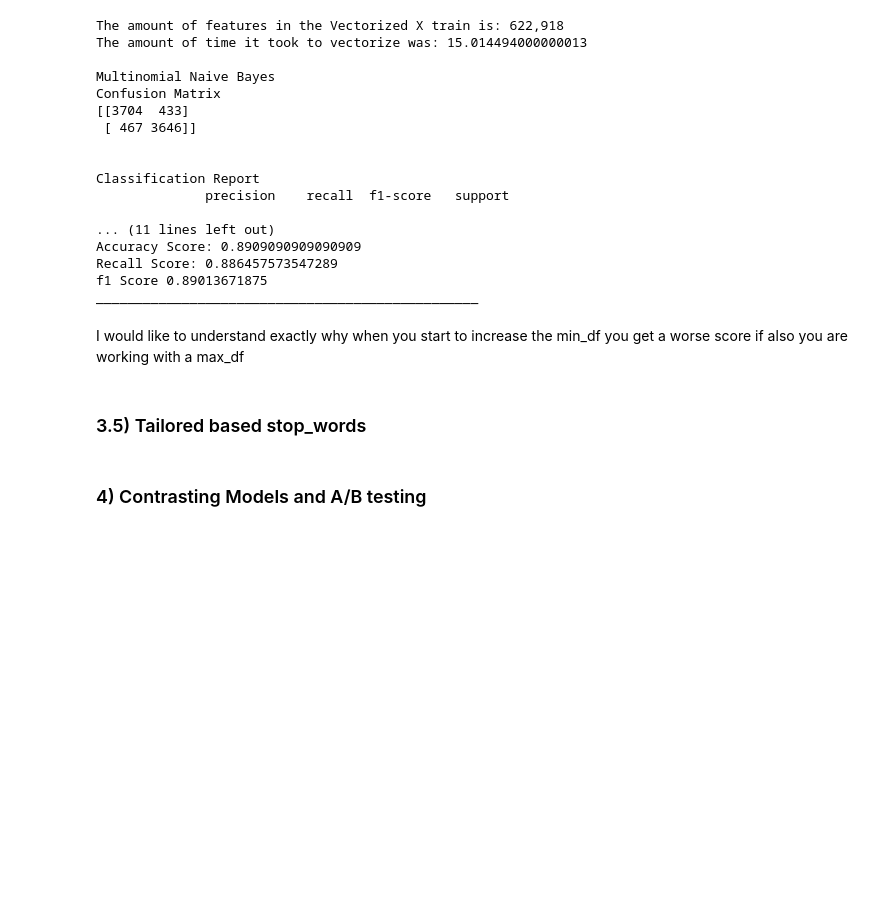
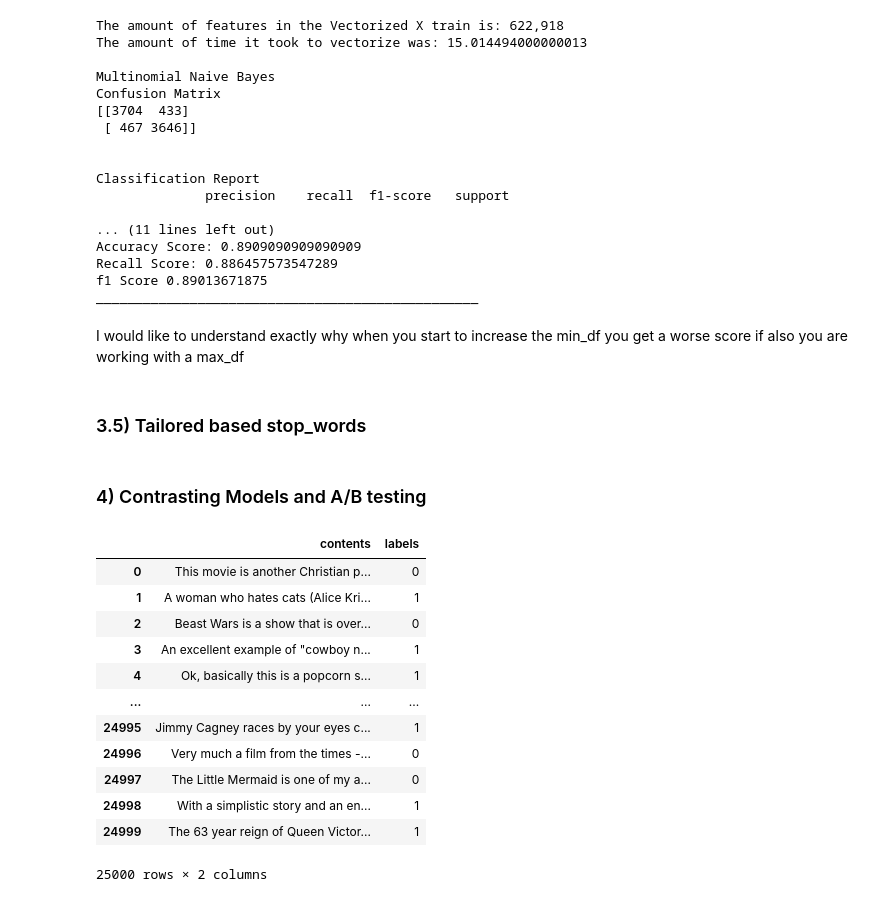
Before and after one commit to sebastianvier/movie_reviews, a Jupyter notebook: simple_multinominal_naive_bayes.ipynb, the cells around one changed output. Cells and saved outputs as stored; diff of their text form; code cells hidden in the pictures; blank space fills up the shorter version.

```diff
--- a/simple_multinominal_naive_bayes.ipynb
+++ b/simple_multinominal_naive_bayes.ipynb
@@ -1005,3 +1005,19 @@ I would like to understand exactly why when you start to increase the min_df you
 ### 3.5) Tailored based stop_words
 # %% [markdown]
 ### 4) Contrasting Models and A/B testing
+# %%
+data
+# %% [output]
+|  | contents | labels |
+| 0 | This movie is another Christian p... | 0 |
+| 1 | A woman who hates cats (Alice Kri... | 1 |
+| 2 | Beast Wars is a show that is over... | 0 |
+| 3 | An excellent example of "cowboy n... | 1 |
+| 4 | Ok, basically this is a popcorn s... | 1 |
+| ... | ... | ... |
+| 24995 | Jimmy Cagney races by your eyes c... | 1 |
+| 24996 | Very much a film from the times -... | 0 |
+| 24997 | The Little Mermaid is one of my a... | 0 |
+| 24998 | With a simplistic story and an en... | 1 |
+| 24999 | The 63 year reign of Queen Victor... | 1 |
+25000 rows × 2 columns
```
Also changed, not shown: parts of 5 cells of this notebook.
